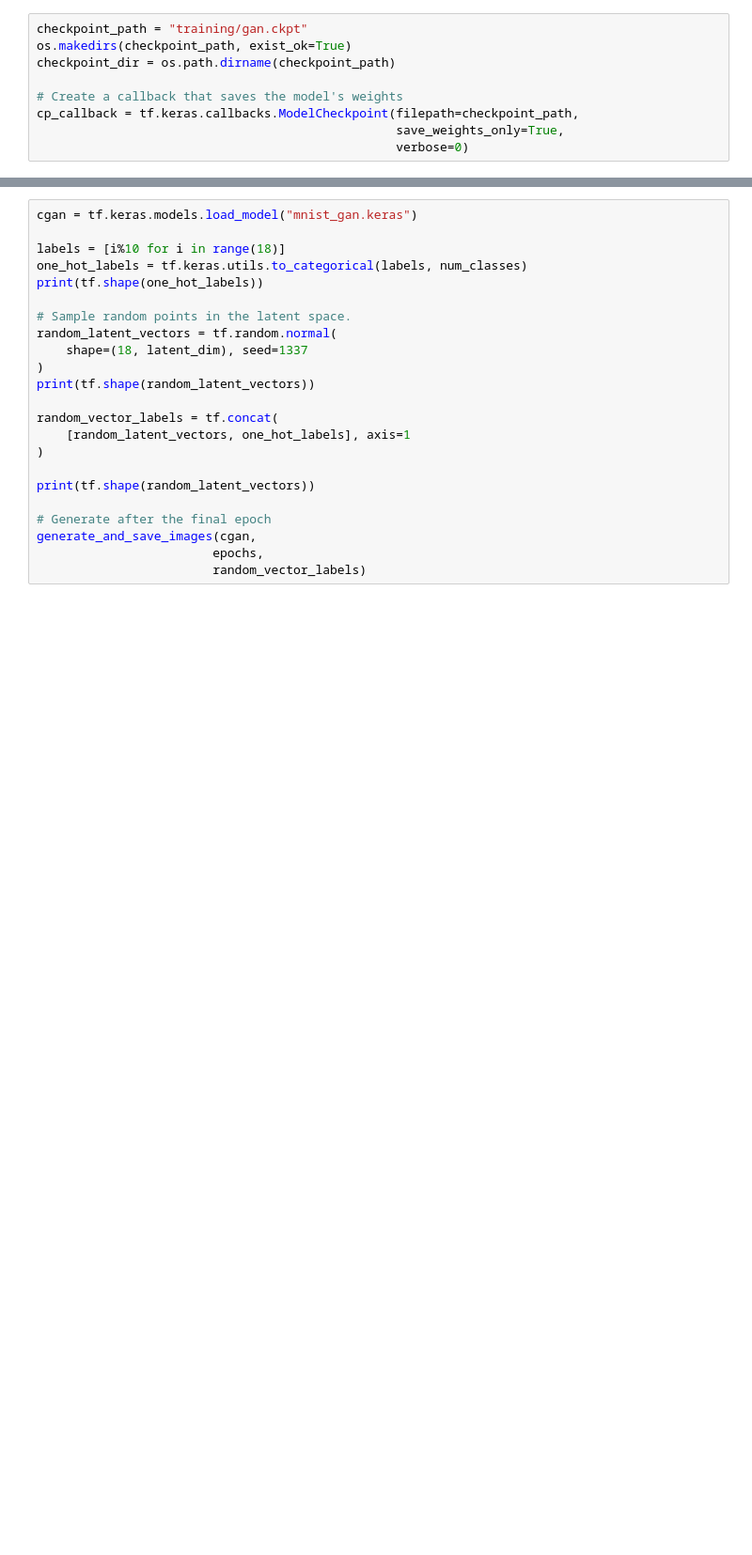
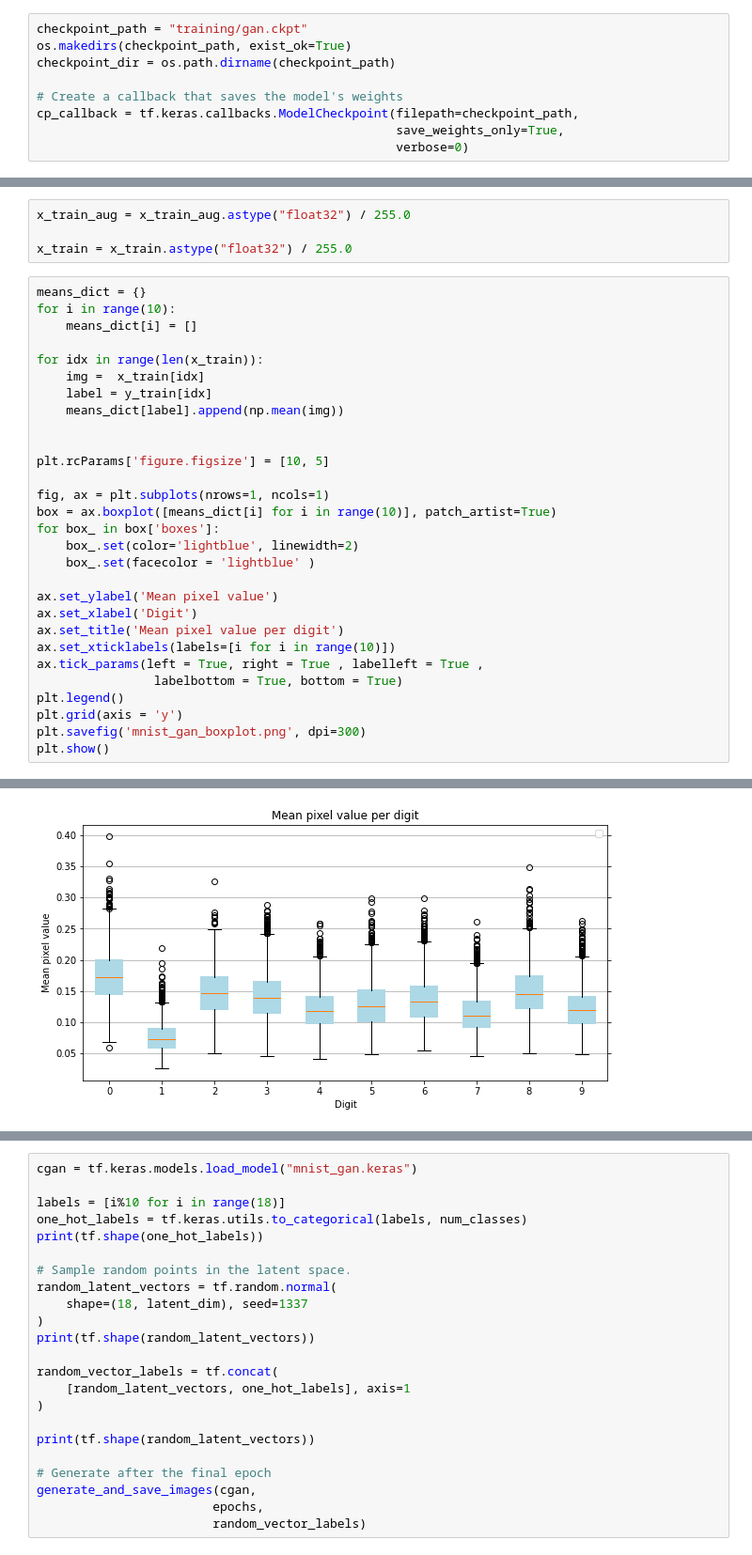
Before and after one commit to Lisa-dk/self-supervised-mnist, a Jupyter notebook: mnist_gan.ipynb, the cells around one changed output, grey strips where cells are left out. Shown: that part at 94% size. Saved outputs shown, nothing was run; the diff lists cells and outputs as text; blank space fills up the shorter version.

```diff
--- a/mnist_gan.ipynb
+++ b/mnist_gan.ipynb
@@ -135,0 +208,34 @@ print(np.max(x_train_aug))
+# %%
+x_train_aug = x_train_aug.astype("float32") / 255.0
+
+x_train = x_train.astype("float32") / 255.0
+# %%
+means_dict = {}
+for i in range(10):
+    means_dict[i] = []
+
+for idx in range(len(x_train)):
+    img =  x_train[idx]
+    label = y_train[idx]
+    means_dict[label].append(np.mean(img))
+
+
+plt.rcParams['figure.figsize'] = [10, 5]
+
+fig, ax = plt.subplots(nrows=1, ncols=1)
+box = ax.boxplot([means_dict[i] for i in range(10)], patch_artist=True)
+for box_ in box['boxes']:
+    box_.set(color='lightblue', linewidth=2)
+    box_.set(facecolor = 'lightblue' )
+
+ax.set_ylabel('Mean pixel value')
+ax.set_xlabel('Digit')
+ax.set_title('Mean pixel value per digit')
+ax.set_xticklabels(labels=[i for i in range(10)])
+ax.tick_params(left = True, right = True , labelleft = True ,
+                labelbottom = True, bottom = True)
+plt.legend()
+plt.grid(axis = 'y')
+plt.savefig('mnist_gan_boxplot.png', dpi=300)
+plt.show()
+# %% [output]
@@ -136 +243,2 @@ print(np.max(x_train_aug))
+[figure, added]
 # %%
```
Also changed, not shown: parts of 23 cells of this notebook, 7 other files.
